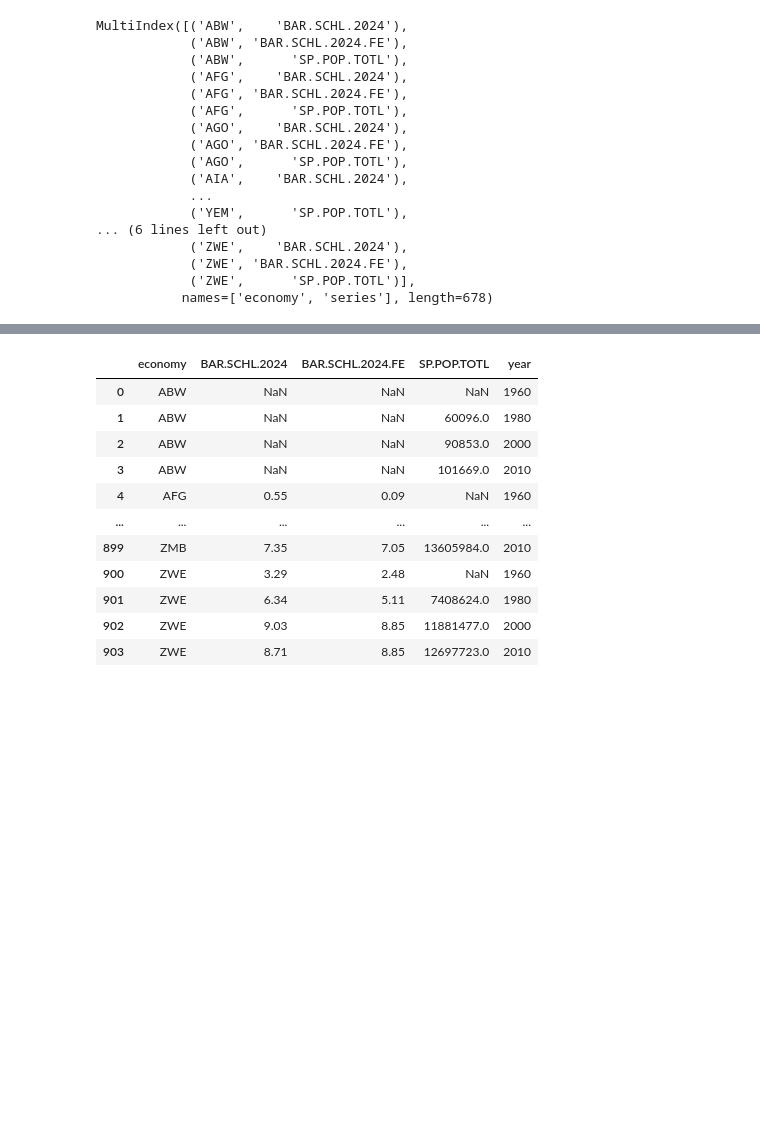
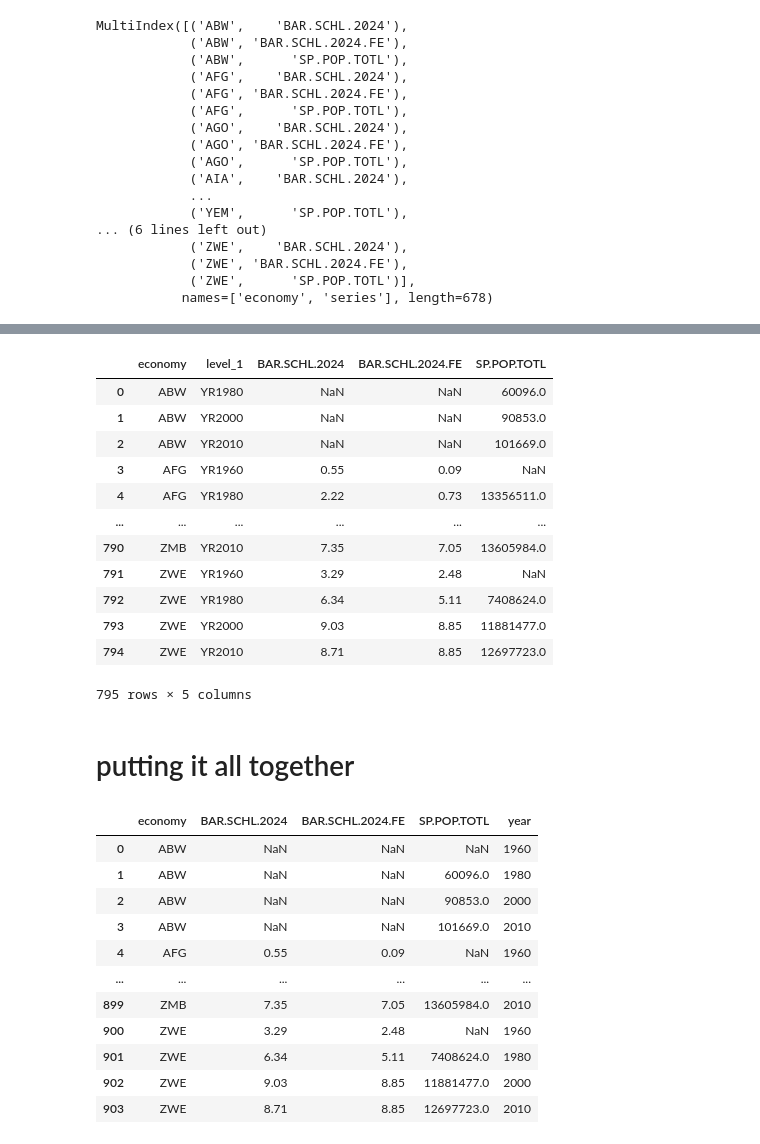
Before and after one commit to karasjoh000/worldbank-data, a Jupyter notebook: class15_task1.ipynb, the cells around one changed output, grey strips where cells are left out. Saved outputs shown, nothing was run; the diff lists cells and outputs as text; code cells hidden in the pictures; blank space fills up the shorter version.

```diff
--- a/class15_task1.ipynb
+++ b/class15_task1.ipynb
@@ -94,3 +190,23 @@ names=['economy', 'series'], length=678)
+# %%
+# the column axis is labeled as 'series' from the unstack(level=1) transformation.
+# we can remove this with the rename_axis method.
+df.stack(level=0).unstack(level=1).reset_index().rename_axis(columns=None)
+# %% [output]
+|  | economy | level_1 | BAR.SCHL.2024 | BAR.SCHL.2024.FE | SP.POP.TOTL |
+| 0 | ABW | YR1980 | NaN | NaN | 60096.0 |
+| 1 | ABW | YR2000 | NaN | NaN | 90853.0 |
+| 2 | ABW | YR2010 | NaN | NaN | 101669.0 |
+| 3 | AFG | YR1960 | 0.55 | 0.09 | NaN |
+| 4 | AFG | YR1980 | 2.22 | 0.73 | 13356511.0 |
+| ... | ... | ... | ... | ... | ... |
+| 790 | ZMB | YR2010 | 7.35 | 7.05 | 13605984.0 |
+| 791 | ZWE | YR1960 | 3.29 | 2.48 | NaN |
+| 792 | ZWE | YR1980 | 6.34 | 5.11 | 7408624.0 |
+| 793 | ZWE | YR2000 | 9.03 | 8.85 | 11881477.0 |
+| 794 | ZWE | YR2010 | 8.71 | 8.85 | 12697723.0 |
+795 rows × 5 columns
+# %% [markdown]
+# putting it all together
 # %%
 
 df2 = df.unstack(level=1).stack(level=0, future_stack=True).reset_index().rename_axis(None, axis="columns")
```
Also changed, not shown: parts of 13 cells of this notebook.
